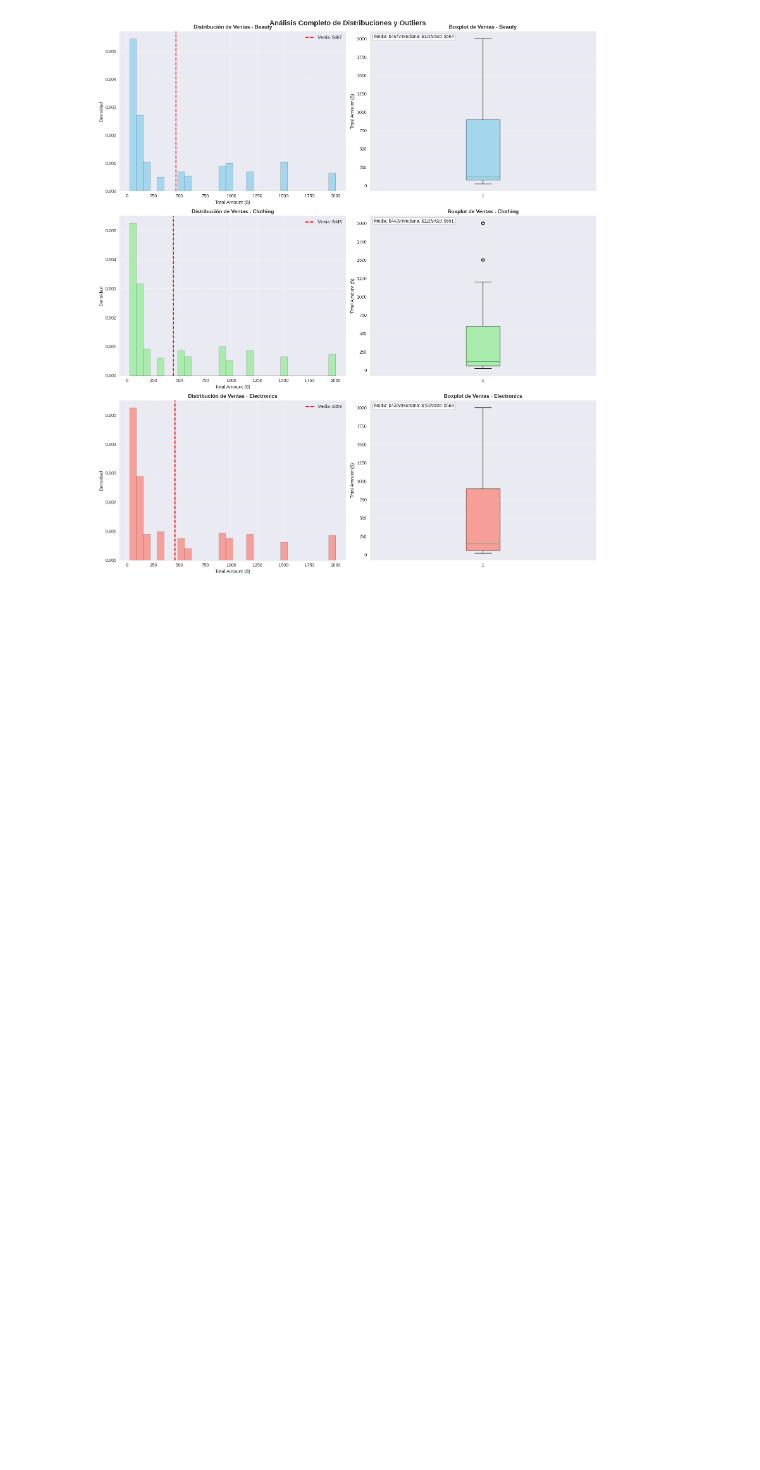
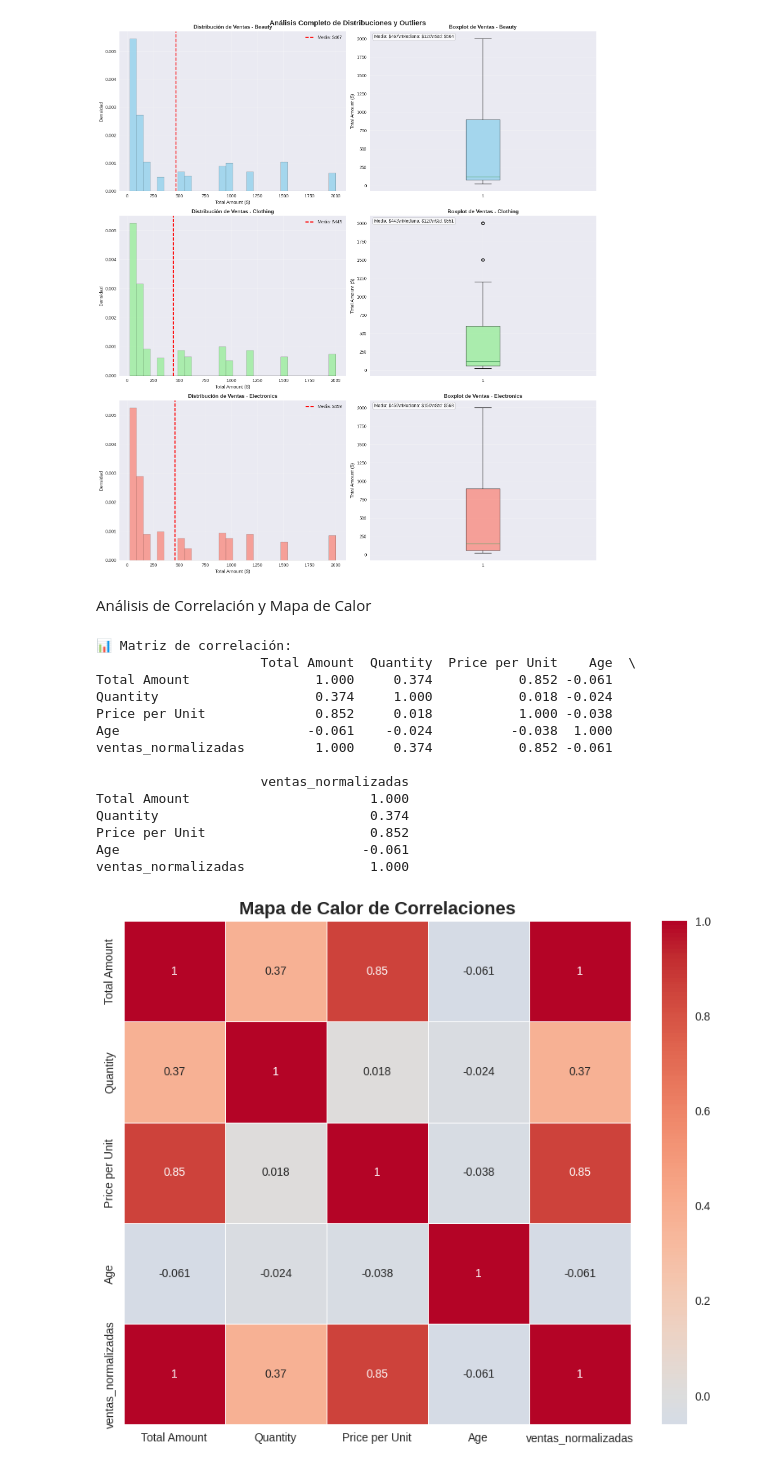
Before and after one commit to fcobeltran/Core8retailparte3, a Jupyter notebook: Notebook/Core8_retail_3.ipynb, the cells around one changed output. Saved outputs shown, nothing was run; the diff lists cells and outputs as text; code cells hidden in the pictures; blank space fills up the shorter version.

```diff
--- a/Notebook/Core8_retail_3.ipynb
+++ b/Notebook/Core8_retail_3.ipynb
@@ -524,3 +524,34 @@ plt.tight_layout()
 plt.show()
 # %% [output]
 [figure]
+# %% [markdown]
+Análisis de Correlación y Mapa de Calor
+# %%
+# Seleccionar variables numéricas
+variables_numericas = ['Total Amount', 'Quantity', 'Price per Unit', 'Age', 'ventas_normalizadas']
+correlation_matrix = df[variables_numericas].corr()
+
+print("📊 Matriz de correlación:")
+print(correlation_matrix.round(3))
+
+plt.figure(figsize=(10, 8))
+sns.heatmap(correlation_matrix, annot=True, cmap='coolwarm', center=0, linewidths=0.5)
+plt.title('Mapa de Calor de Correlaciones', fontsize=16, fontweight='bold')
+plt.grid(True, alpha=0.3)
+plt.show()
+# %% [output]
+📊 Matriz de correlación:
+                     Total Amount  Quantity  Price per Unit    Age  \
+Total Amount                1.000     0.374           0.852 -0.061
+Quantity                    0.374     1.000           0.018 -0.024
+Price per Unit              0.852     0.018           1.000 -0.038
+Age                        -0.061    -0.024          -0.038  1.000
+ventas_normalizadas         1.000     0.374           0.852 -0.061
+
+                     ventas_normalizadas
+Total Amount                       1.000
+Quantity                           0.374
+Price per Unit                     0.852
+Age                               -0.061
+ventas_normalizadas                1.000
+[figure, added]
```
Also changed, not shown: parts of 3 cells of this notebook.
